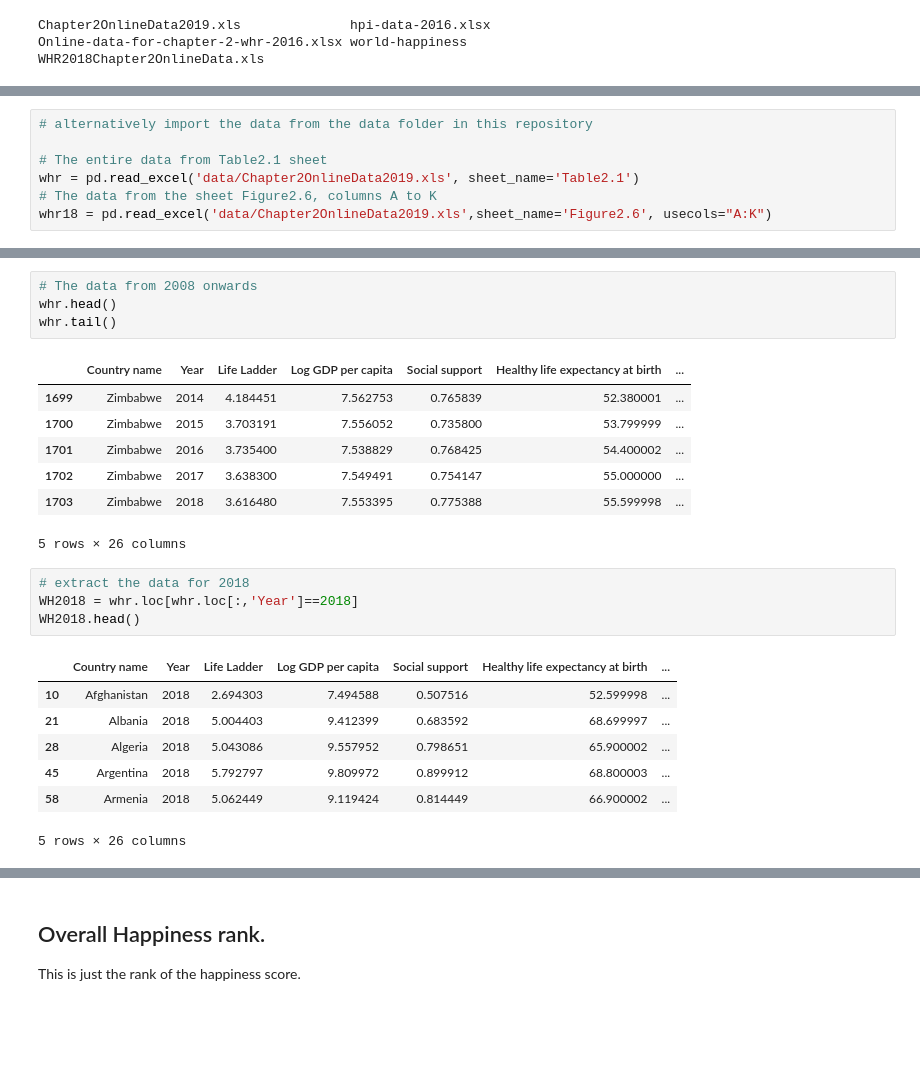
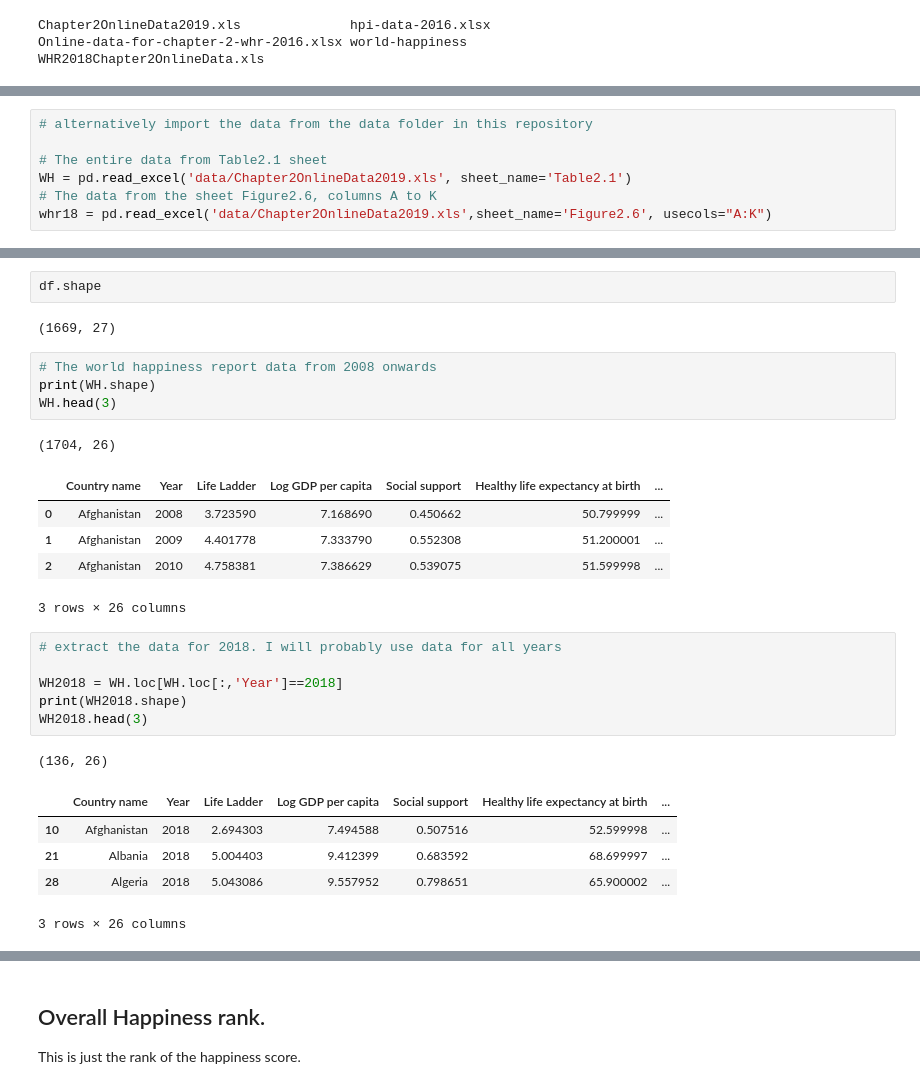
Before and after one commit to angela1C/Programming-for-Data-Analysis-Simulation-Project-2019, a Jupyter notebook: HappySimulate.ipynb, the cells around one changed output, grey strips where cells are left out. Cells and saved outputs as stored; diff of their text form; blank space fills up the shorter version.

```diff
--- a/HappySimulate.ipynb
+++ b/HappySimulate.ipynb
@@ -181,7 +187,7 @@ whr18 = pd.read_excel(url,sheet_name='Figure2.6', usecols="A:K")
 # alternatively import the data from the data folder in this repository
 
 # The entire data from Table2.1 sheet
-whr = pd.read_excel('data/Chapter2OnlineData2019.xls', sheet_name='Table2.1')
+WH = pd.read_excel('data/Chapter2OnlineData2019.xls', sheet_name='Table2.1')
 # The data from the sheet Figure2.6, columns A to K
 whr18 = pd.read_excel('data/Chapter2OnlineData2019.xls',sheet_name='Figure2.6', usecols="A:K")
 # %%
@@ -198,24 +242,28 @@ whr18.tail()
+# %%
+df.shape
+# %% [output]
+(1669, 27)
 # %%
-# The data from 2008 onwards
-whr.head()
-whr.tail()
+# The world happiness report data from 2008 onwards
+print(WH.shape)
+WH.head(3)
 # %% [output]
+(1704, 26)
 |  | Country name | Year | Life Ladder | Log GDP per capita | Social support | Healthy life expectancy at birth | ... |
-| 1699 | Zimbabwe | 2014 | 4.184451 | 7.562753 | 0.765839 | 52.380001 | ... |
-| 1700 | Zimbabwe | 2015 | 3.703191 | 7.556052 | 0.735800 | 53.799999 | ... |
-| 1701 | Zimbabwe | 2016 | 3.735400 | 7.538829 | 0.768425 | 54.400002 | ... |
-| 1702 | Zimbabwe | 2017 | 3.638300 | 7.549491 | 0.754147 | 55.000000 | ... |
-| 1703 | Zimbabwe | 2018 | 3.616480 | 7.553395 | 0.775388 | 55.599998 | ... |
+| 0 | Afghanistan | 2008 | 3.723590 | 7.168690 | 0.450662 | 50.799999 | ... |
+| 1 | Afghanistan | 2009 | 4.401778 | 7.333790 | 0.552308 | 51.200001 | ... |
+| 2 | Afghanistan | 2010 | 4.758381 | 7.386629 | 0.539075 | 51.599998 | ... |
-5 rows × 26 columns
+3 rows × 26 columns
 # %%
-# extract the data for 2018
-WH2018 = whr.loc[whr.loc[:,'Year']==2018]
-WH2018.head()
+# extract the data for 2018. I will probably use data for all years
+
+WH2018 = WH.loc[WH.loc[:,'Year']==2018]
+print(WH2018.shape)
+WH2018.head(3)
 # %% [output]
+(136, 26)
 |  | Country name | Year | Life Ladder | Log GDP per capita | Social support | Healthy life expectancy at birth | ... |
 | 10 | Afghanistan | 2018 | 2.694303 | 7.494588 | 0.507516 | 52.599998 | ... |
 | 21 | Albania | 2018 | 5.004403 | 9.412399 | 0.683592 | 68.699997 | ... |
 | 28 | Algeria | 2018 | 5.043086 | 9.557952 | 0.798651 | 65.900002 | ... |
-| 45 | Argentina | 2018 | 5.792797 | 9.809972 | 0.899912 | 68.800003 | ... |
-| 58 | Armenia | 2018 | 5.062449 | 9.119424 | 0.814449 | 66.900002 | ... |
-5 rows × 26 columns
+3 rows × 26 columns
```
Also changed, not shown: parts of 74 cells of this notebook, 4 other files.
